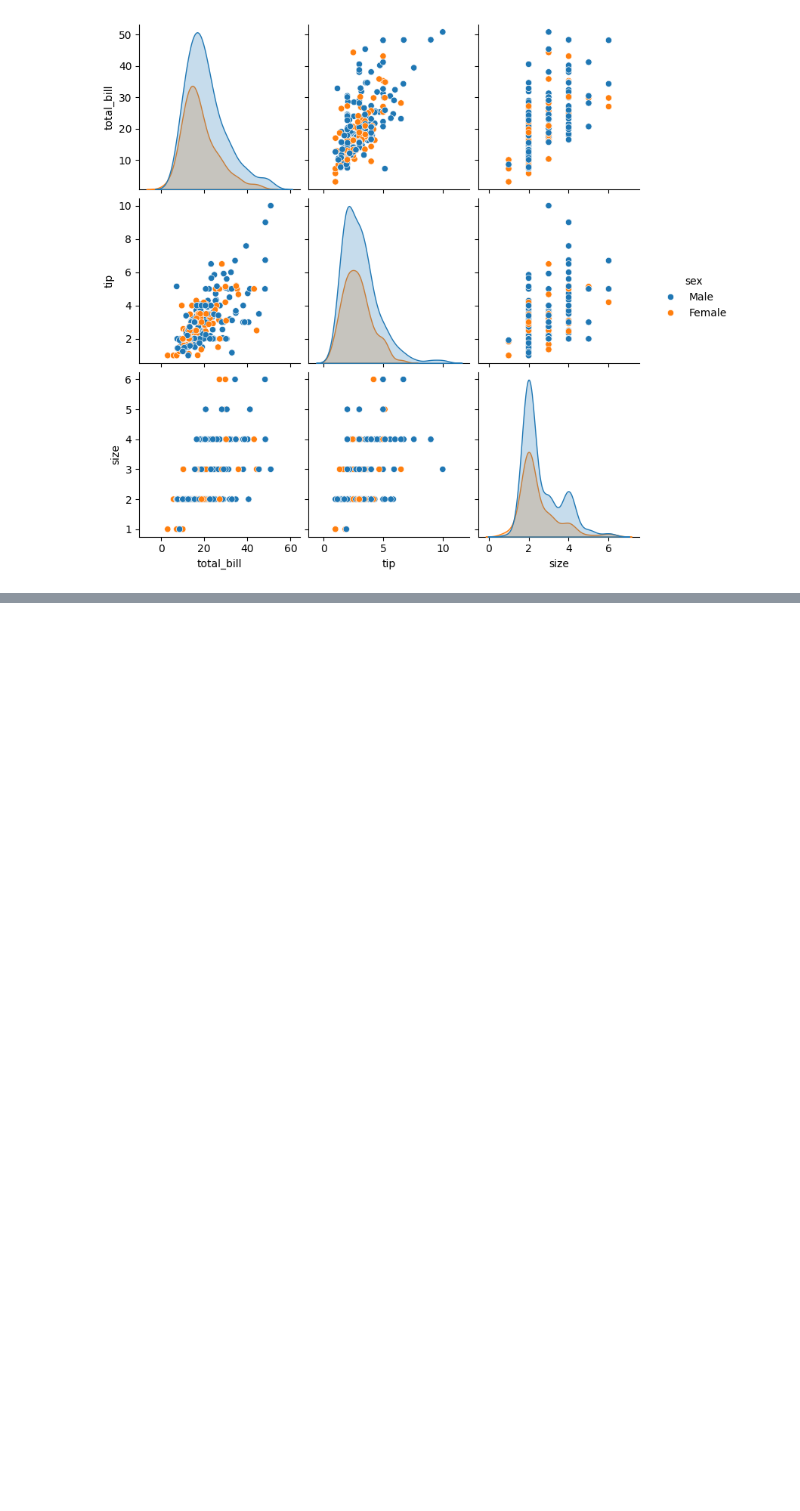
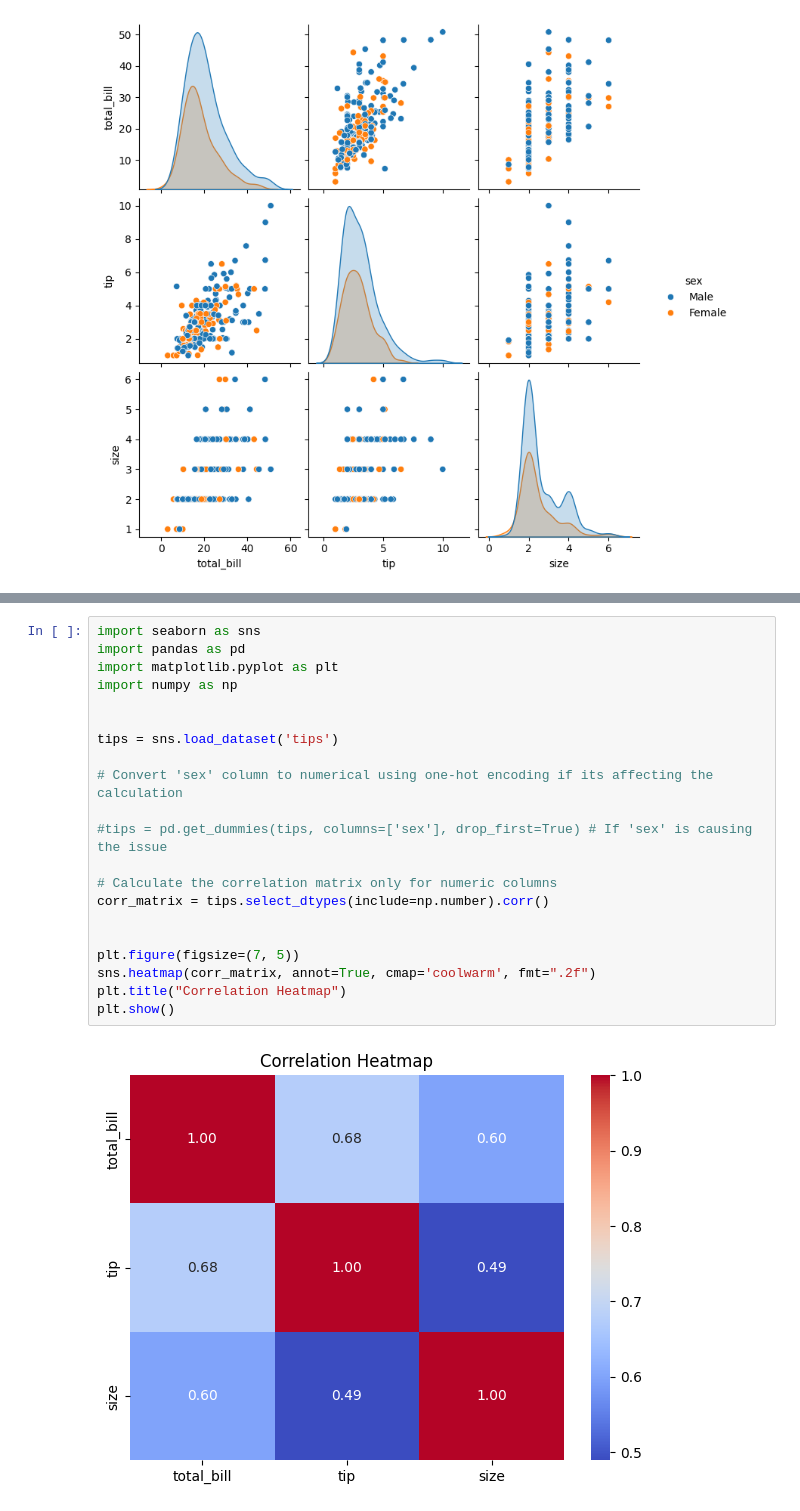
Before and after one commit to sribaskara/datascience-dv-, a Jupyter notebook: Srinidhi_vs.ipynb, the cells around one changed output, grey strips where cells are left out. Saved outputs shown, nothing was run; the diff lists cells and outputs as text; blank space fills up the shorter version.

```diff
--- a/Srinidhi_vs.ipynb
+++ b/Srinidhi_vs.ipynb
@@ -63,0 +73,23 @@ plt.show()
+# %%
+import seaborn as sns
+import pandas as pd
+import matplotlib.pyplot as plt
+import numpy as np
+
+
+tips = sns.load_dataset('tips')
+
+# Convert 'sex' column to numerical using one-hot encoding if its affecting the calculation
+
+#tips = pd.get_dummies(tips, columns=['sex'], drop_first=True) # If 'sex' is causing the issue
+
+# Calculate the correlation matrix only for numeric columns
+corr_matrix = tips.select_dtypes(include=np.number).corr()
+
+
+plt.figure(figsize=(7, 5))
+sns.heatmap(corr_matrix, annot=True, cmap='coolwarm', fmt=".2f")
+plt.title("Correlation Heatmap")
+plt.show()
+# %% [output]
+[figure, added]
```
Also changed, not shown: parts of 2 cells of this notebook.
